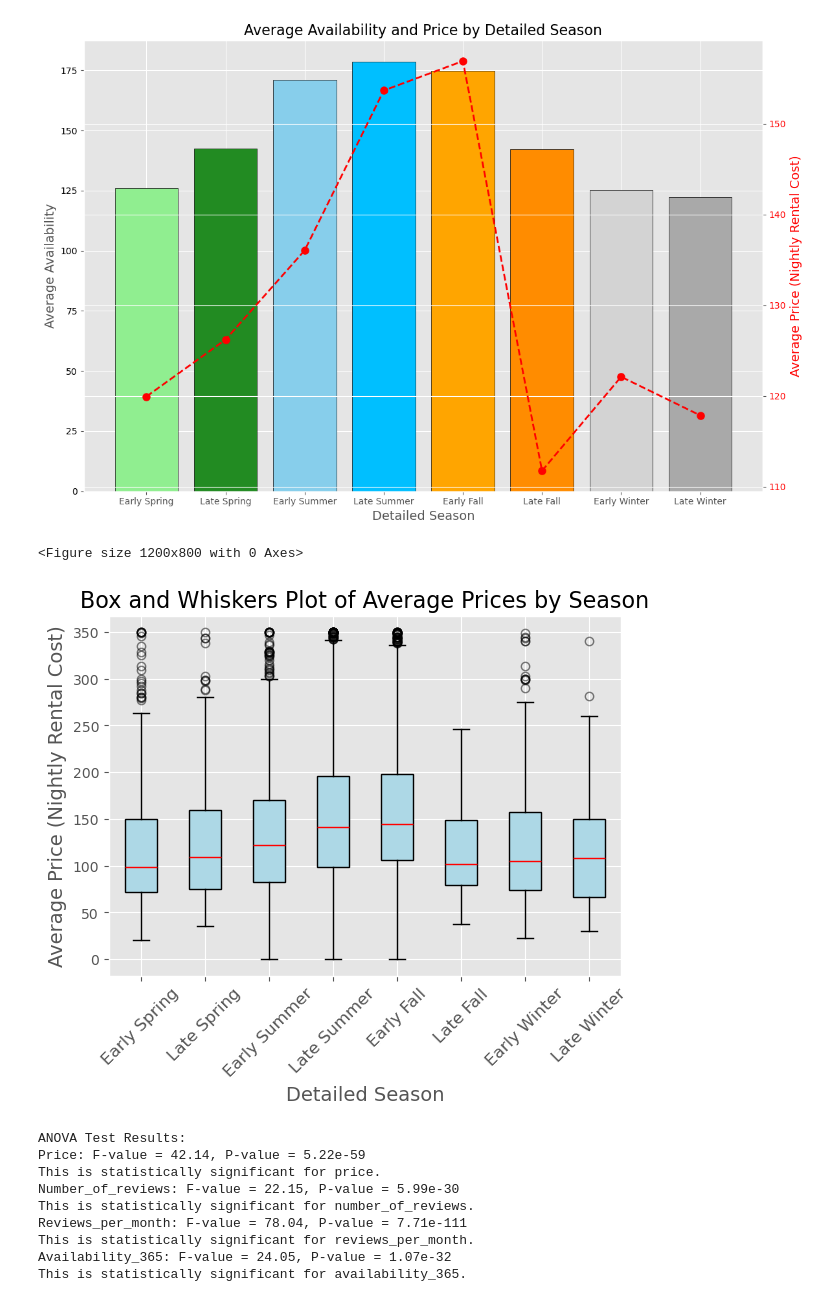
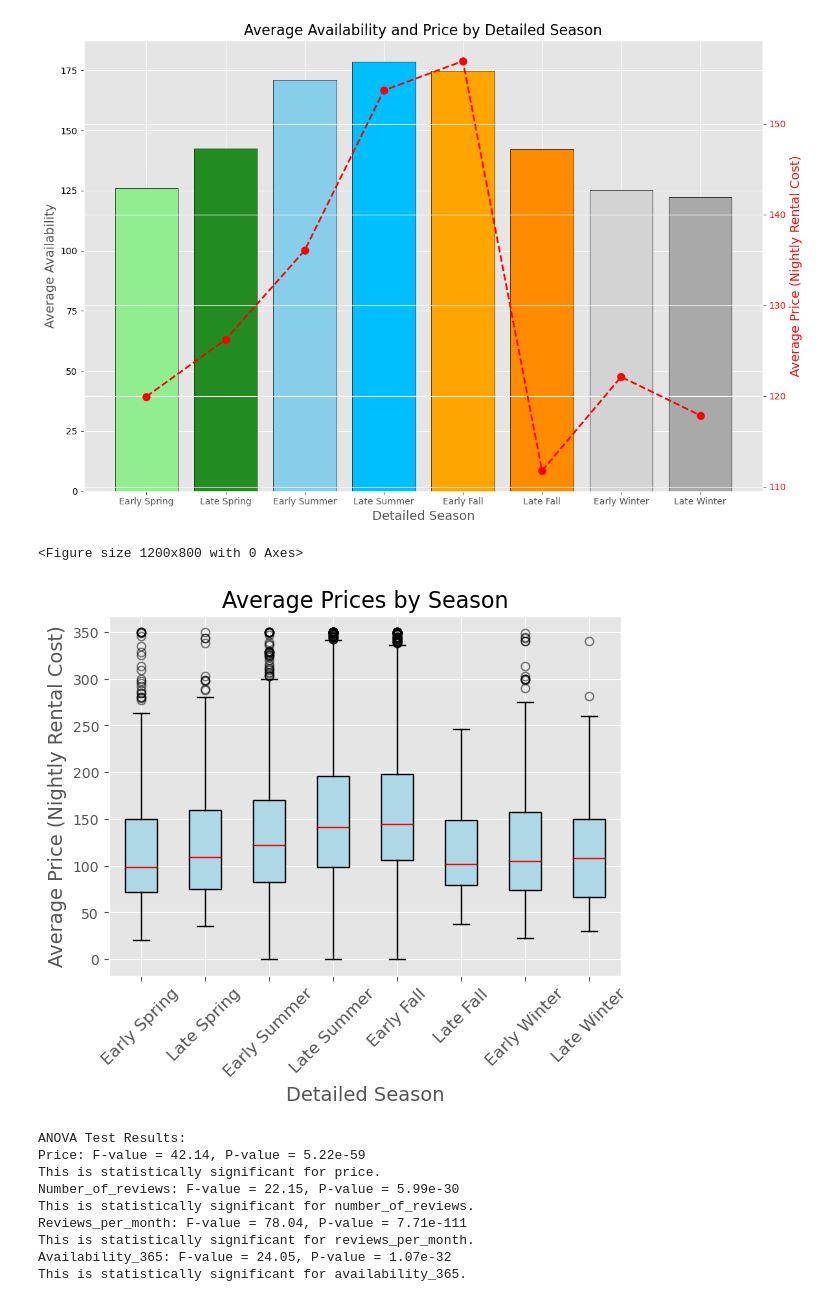
Before and after one commit to zenobiajazmin/my-project1-repo, a Jupyter notebook: AirBNB_detailed_season.ipynb, the cells around one changed output. Drawn from its saved outputs; the diff is of its cells as text; code cells hidden in the pictures.

Commit message:
Double-checked spelling errors & updated graphs in powerpoint

```diff
--- a/AirBNB_detailed_season.ipynb
+++ b/AirBNB_detailed_season.ipynb
@@ -131,21 +131,21 @@ plot_seasonal_data(seasonal_data, 'availability_365', 'Average Availability', 'A
 # %%
 # Box Plot of Average Prices by Season
 plt.figure(figsize=(12, 8))
 filtered_data.boxplot(column='price', by='detailed_season', patch_artist=True,
                       boxprops=dict(facecolor='lightblue', color='black'),
                       medianprops=dict(color='red'),
                       whiskerprops=dict(color='black'),
                       capprops=dict(color='black'),
                       flierprops=dict(marker='o', color='red', alpha=0.5))
 plt.xlabel('Detailed Season', fontsize=14)
 plt.ylabel('Average Price (Nightly Rental Cost)', fontsize=14)
-plt.title('Box and Whiskers Plot of Average Prices by Season', fontsize=16)
+plt.title('Average Prices by Season', fontsize=16)
 plt.suptitle('')
 plt.xticks(rotation=45, fontsize=12)
 plt.show()
 # %% [output]
 <Figure size 1200x800 with 0 Axes>
-[figure, old version]
+[figure, new version]
 # %%
 # Perform ANOVA tests for each metric
 anova_results = {}
```
Also changed, not shown: parts of 2 cells of this notebook, 4 other files.
